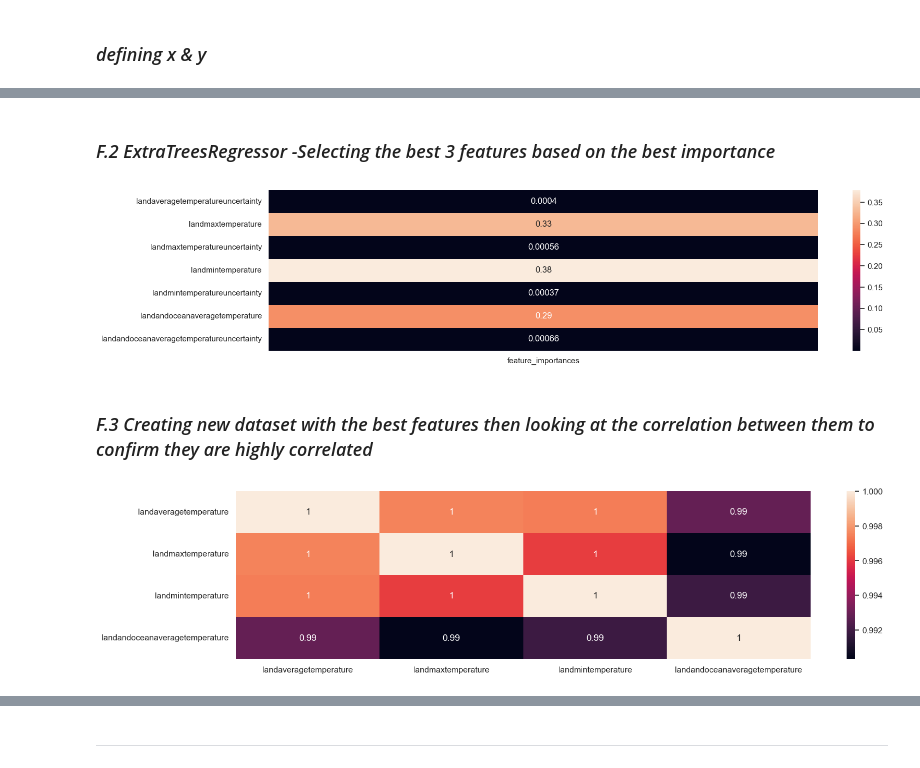
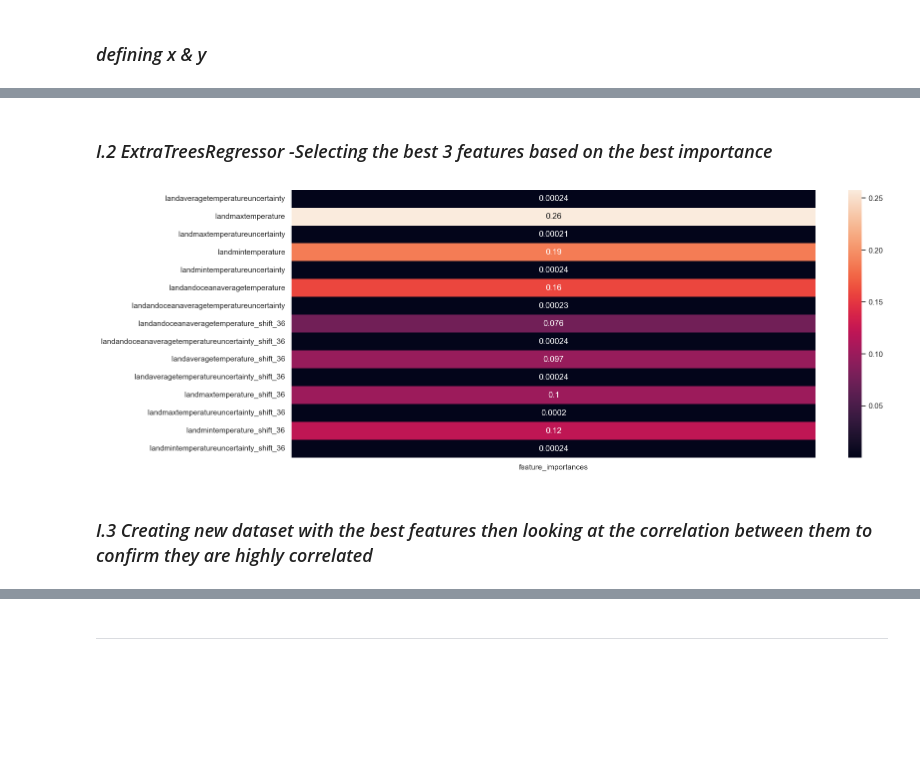
Before and after one commit to omars1234/Siteck, a Jupyter notebook: Earth_Tempreture_Version_2.ipynb, the cells around one changed output, grey strips where cells are left out. Cells and saved outputs as stored; diff of their text form; code cells hidden in the pictures; blank space fills up the shorter version.

```diff
--- a/Earth_Tempreture_Version_2.ipynb
+++ b/Earth_Tempreture_Version_2.ipynb
@@ -446,0 +492,2 @@ df["landandoceanaveragetemperatureuncertainty"].plot();
+# %%
+df.set_index("date",inplace=True)
@@ -446,0 +599,13 @@ df["landandoceanaveragetemperatureuncertainty"].plot();
+# %%
+shift= [36]
+for s in shift:
+    df[f"landandoceanaveragetemperature_shift_{s}"]=df["landandoceanaveragetemperature"].shift(s)
+    df[f"landandoceanaveragetemperatureuncertainty_shift_{s}"]=df["landandoceanaveragetemperatureuncertainty"].shift(s)
+    df[f"landaveragetemperature_shift_{s}"]=df["landaveragetemperature"].shift(s)
+    df[f"landaveragetemperatureuncertainty_shift_{s}"]=df["landaveragetemperatureuncertainty"].shift(s)
+    df[f"landmaxtemperature_shift_{s}"]=df["landmaxtemperature"].shift(s)
+    df[f"landmaxtemperatureuncertainty_shift_{s}"]=df["landmaxtemperatureuncertainty"].shift(s)
+    df[f"landmintemperature_shift_{s}"]=df["landmintemperature"].shift(s)
+    df[f"landmintemperatureuncertainty_shift_{s}"]=df["landmintemperatureuncertainty"].shift(s)
+# %%
+df.dropna(axis=0,how="any",inplace=True)
@@ -453,6 +622,6 @@ df["landandoceanaveragetemperatureuncertainty"].plot();
 # %% [markdown]
 ### *defining x & y*
 # %%
-x=df.drop("landaveragetemperature",axis=1)
+x=df.drop(["landaveragetemperature","year","month","day","quarter"],axis=1)
 y=df["landaveragetemperature"]
 # %% [markdown]
@@ -472,12 +654,12 @@ array([[ 8.78 , -2.632, 13.581],
 # %% [markdown]
-### *F.2 ExtraTreesRegressor -Selecting the best 3 features based on the best importance*
+### *I.2 ExtraTreesRegressor -Selecting the best 3 features based on the best importance*
 # %%
 from sklearn.ensemble import  ExtraTreesRegressor
 best=ExtraTreesRegressor().fit(x,y)
-fig, ax = plt.subplots(figsize=(17, 4))
+fig, ax = plt.subplots(figsize=(17, 7))
 sns.heatmap(pd.DataFrame({"feature_importances":best.feature_importances_},best.feature_names_in_),annot=True);
 # %% [output]
-[figure, old version]
+[figure, new version]
 # %% [markdown]
-### *F.3 Creating new dataset with the best features then looking at the correlation between them to confirm they are highly correlated*
+### *I.3 Creating new dataset with the best features then looking at the correlation between them to confirm they are highly correlated*
 # %%
@@ -485,5 +668,0 @@ data=df[["landaveragetemperature","landmaxtemperature","landmintemperature","lan
-# %%
-fig, ax = plt.subplots(figsize=(17, 4))
-sns.heatmap(data.corr(),annot=True);
-# %% [output]
-[figure, removed]
```
Also changed, not shown: parts of 97 cells of this notebook.
